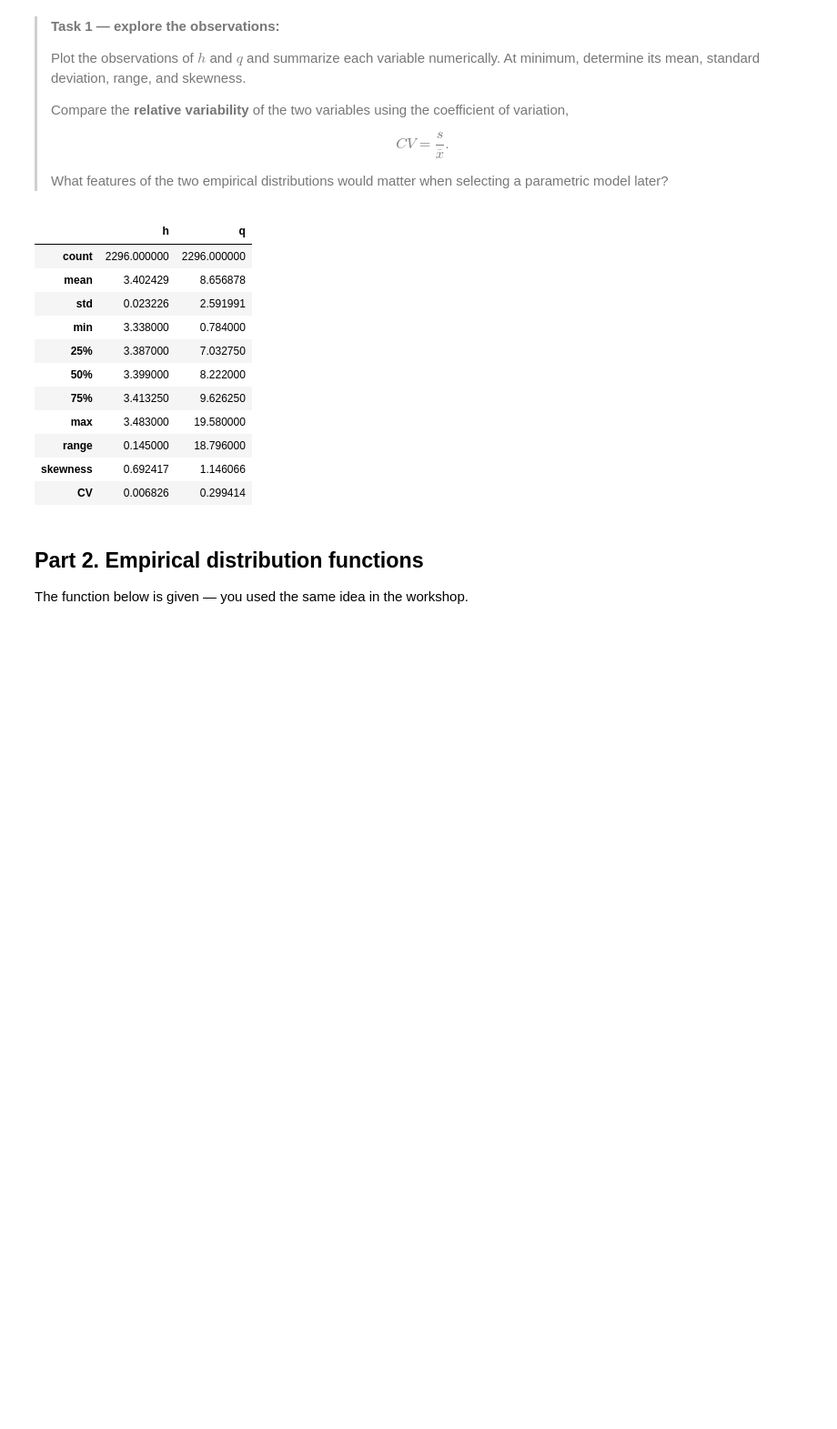
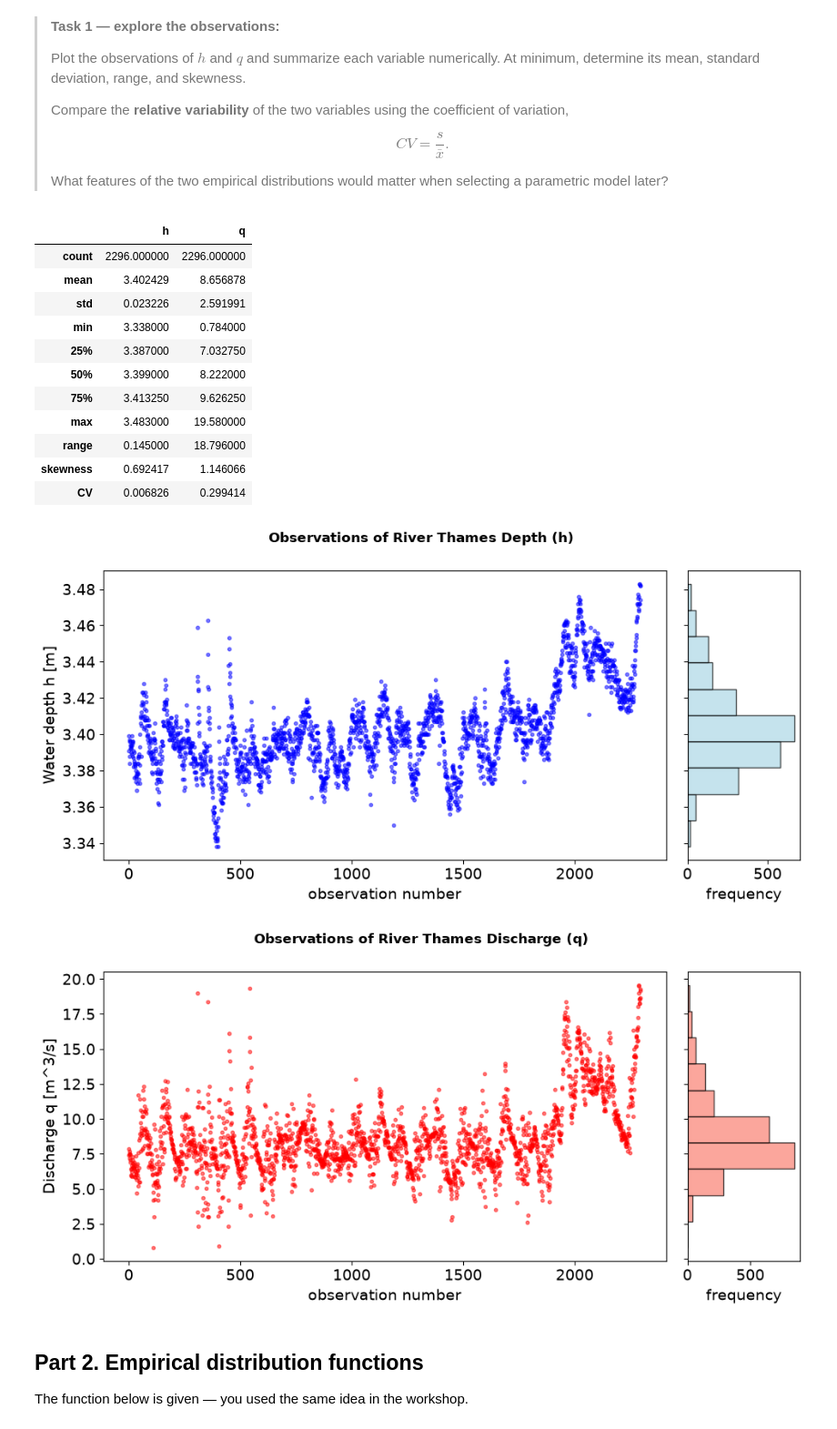
Before and after one commit to LorenzoBellunato/GA1.4, a Jupyter notebook: all_files_GA_1_4/GA_1.4.ipynb, the cells around one changed output. Shown at 91% size. Saved outputs shown, nothing was run; the diff lists cells and outputs as text; code cells hidden in the pictures; blank space fills up the shorter version.

```diff
--- a/all_files_GA_1_4/GA_1.4.ipynb
+++ b/all_files_GA_1_4/GA_1.4.ipynb
@@ -93,6 +93,54 @@ summary
 | range | 0.145000 | 18.796000 |
 | skewness | 0.692417 | 1.146066 |
 | CV | 0.006826 | 0.299414 |
+# %%
+import matplotlib.pyplot as plt
+from matplotlib.gridspec import GridSpec
+#profondità h
+plt.figure(figsize=(10, 5))
+gs1 = GridSpec(nrows=1, ncols=2, width_ratios=[1, 0.2])
+
+# Grafico a sinistra: osservazioni temporali
+plt.subplot(gs1[0, 0])
+plt.plot(df_thames['h'], 'ob', alpha=0.5, markersize=3)  # 'ob' significa punti (o) blu (b)
+plt.xlabel('observation number')
+plt.ylabel('Water depth h [m]')
+ylims_h = plt.gca().get_ylim()
+
+# Grafico a destra: istogramma orizzontale
+plt.subplot(gs1[0, 1])
+plt.hist(df_thames['h'], orientation='horizontal', color='lightblue', edgecolor='black', alpha=0.7)
+plt.xlabel('frequency')
+plt.gca().set_ylim(ylims_h)
+plt.gca().set_yticklabels([])  # Nasconde i numeri sull'asse Y per evitare sovrapposizioni
+
+plt.suptitle('Observations of River Thames Depth (h)', fontsize=12, fontweight='bold')
+plt.tight_layout()
+plt.show()
+#Portata flusso
+plt.figure(figsize=(10, 5))
+gs2 = GridSpec(nrows=1, ncols=2, width_ratios=[1, 0.2])
+
+# Grafico a sinistra: osservazioni temporali
+plt.subplot(gs2[0, 0])
+plt.plot(df_thames['q'], 'or', alpha=0.5, markersize=3)  # 'or' significa punti (o) rossi/arancioni (r)
+plt.xlabel('observation number')
+plt.ylabel('Discharge q [m^3/s]')
+ylims_q = plt.gca().get_ylim()
+
+# Grafico a destra: istogramma orizzontale
+plt.subplot(gs2[0, 1])
+plt.hist(df_thames['q'], orientation='horizontal', color='salmon', edgecolor='black', alpha=0.7)
+plt.xlabel('frequency')
+plt.gca().set_ylim(ylims_q)
+plt.gca().set_yticklabels([])
+
+plt.suptitle('Observations of River Thames Discharge (q)', fontsize=12, fontweight='bold')
+plt.tight_layout()
+plt.show()
+# %% [output]
+[figure, added]
+[figure, added]
 # %% [markdown]
 ## Part 2. Empirical distribution functions
 
```
